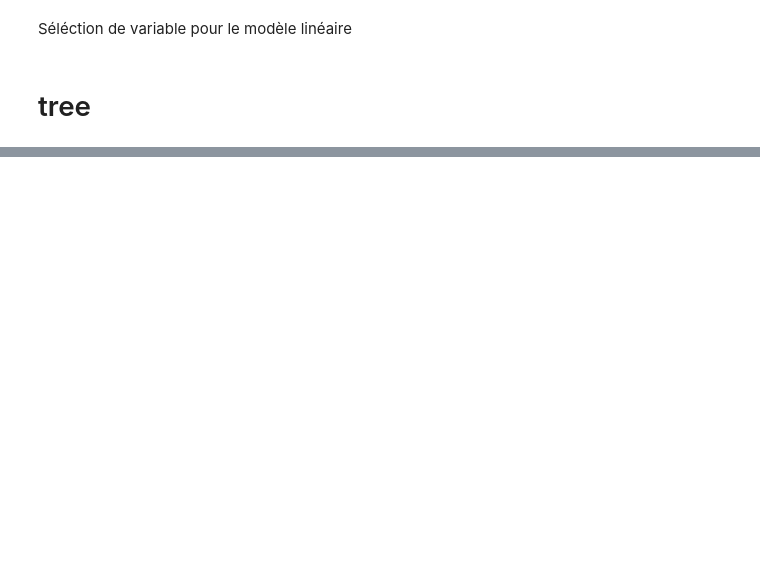
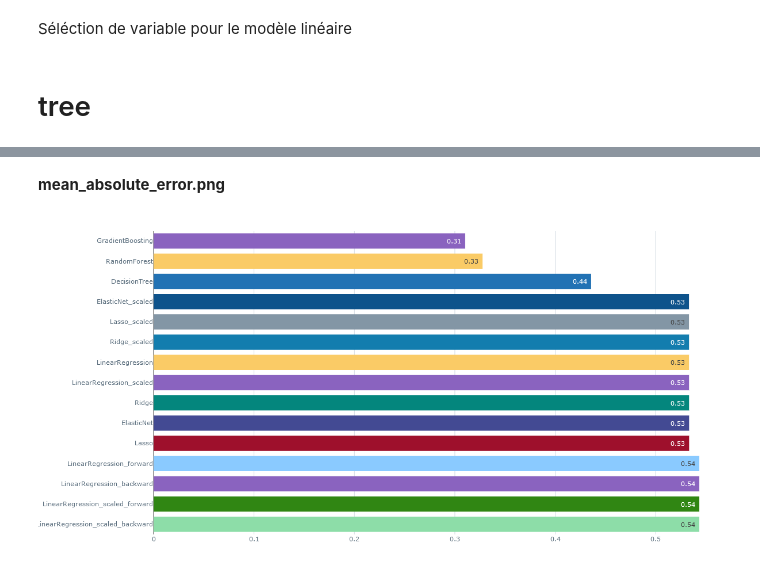
Before and after one commit to BrightMehou/mlops-immobilier, a Jupyter notebook: notebooks/experimentations.ipynb, the cells around one changed output, grey strips where cells are left out. Drawn from its saved outputs; the diff is of its cells as text; code cells hidden in the pictures; blank space fills up the shorter version.

```diff
--- a/notebooks/experimentations.ipynb
+++ b/notebooks/experimentations.ipynb
@@ -170,0 +239,7 @@ train_evalute_log(GradientBoostingRegressor(random_state=random_state), params_g
+# %% [markdown]
+**mean_absolute_error.png**
+# %%
+image = Image.open(f"images/mean_absolute_error.png")
+display(image)
+# %% [output]
+[figure, added]
```
Also changed, not shown: parts of 24 cells of this notebook, 9 other files.
